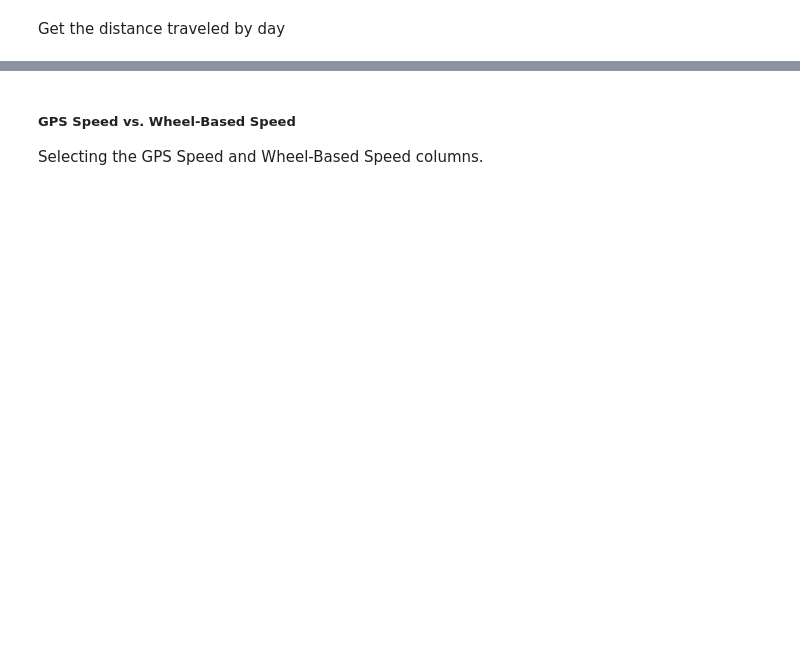
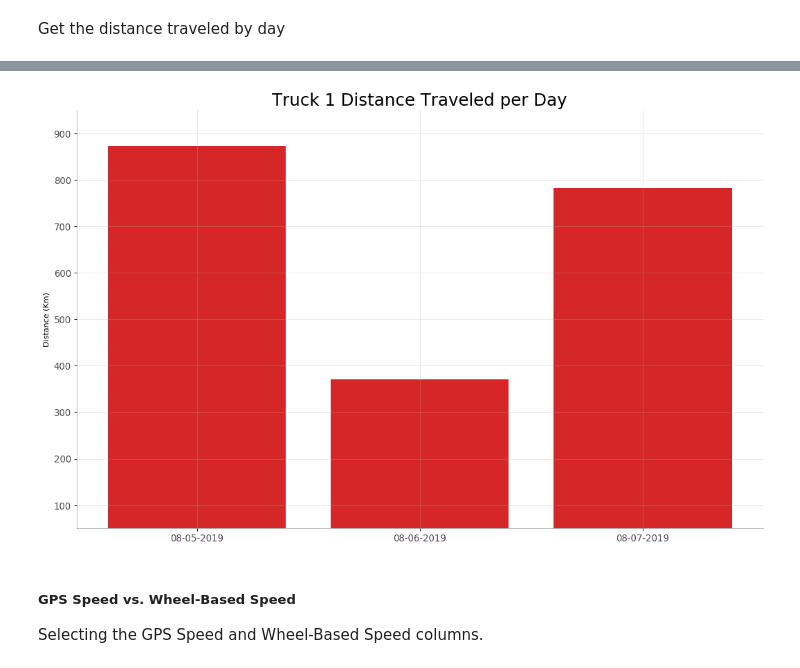
Before and after one commit to UNCG-CSE/Volvo_Truck_Analytics, a Jupyter notebook: src/Truck 1 Analysis.ipynb, the cells around one changed output, grey strips where cells are left out. Saved outputs shown, nothing was run; the diff lists cells and outputs as text; code cells hidden in the pictures; blank space fills up the shorter version.

```diff
--- a/src/Truck 1 Analysis.ipynb
+++ b/src/Truck 1 Analysis.ipynb
@@ -109,3 +86,2 @@ Remove rows without time data and remove Columns with all NaN values
 # %%
-truck1Df.dropna(subset=['Time (DateTime)', 'UTC Hour'], inplace=True)
 truck1Df.dropna(axis=1, how='all', inplace=True)
@@ -169,2 +90,12 @@ day2Df
+# %%
+day1 = truck1Df["2019-08-05"]
+day2 = truck1Df["2019-08-06"]
+day3 = truck1Df["2019-08-07"]
+day4 = truck1Df["2019-08-08"]
+day5 = truck1Df["2019-08-09"]
+day6 = truck1Df["2019-08-10"]
+day7 = truck1Df["2019-08-12"]
+
+Days = [day1, day2, day3]
 # %% [markdown]
 Get the distance traveled by day
@@ -243,0 +102,13 @@ Name: Vehicle Speed (Wheel-Based; km/hr), dtype: float64
+# %%
+def getDistance(df):
+    newdf = df.resample('S').mean()                       #Convert to 100Hz using mean
+    return round(newdf['Vehicle Speed (Wheel-Based; km/hr)'].sum()/3600, 1)
+# %%
+date = []
+distance = []
+for i in Days:
+    date.append(i.index[1].date().strftime('%m-%d-%Y'))
+    distance.append(getDistance(i))
+
+distanceDf = pd.DataFrame(dict({'date':date, 'distance':distance}))
+distanceDf.set_index('date')
@@ -244,3 +121,24 @@ Name: Vehicle Speed (Wheel-Based; km/hr), dtype: float64
+# %%
+# Draw Plot
+plt.figure(figsize=(16,10), dpi= 80)
+plt.bar('date', 'distance', data=distanceDf, color='tab:red')
+
+# Decoration
+plt.ylim(50, 950)
+xtick_location = distanceDf.index.tolist()[::1]
+plt.xticks(ticks=xtick_location, rotation=0, fontsize=12, horizontalalignment='center', alpha=.7)
+plt.yticks(fontsize=12, alpha=.7)
+plt.title("Truck 1 Distance Traveled per Day", fontsize=22)
+plt.grid(axis='both', alpha=.3)
+plt.ylabel("Distance (Km)")
+# Remove borders
+plt.gca().spines["top"].set_alpha(0.0)
+plt.gca().spines["bottom"].set_alpha(0.3)
+plt.gca().spines["right"].set_alpha(0.0)
+plt.gca().spines["left"].set_alpha(0.3)
+plt.show()
+# %% [output]
+[figure, added]
 # %% [markdown]
 ##### GPS Speed vs. Wheel-Based Speed
 Selecting the GPS Speed and Wheel-Based Speed columns.
```
Also changed, not shown: parts of 21 cells of this notebook.
